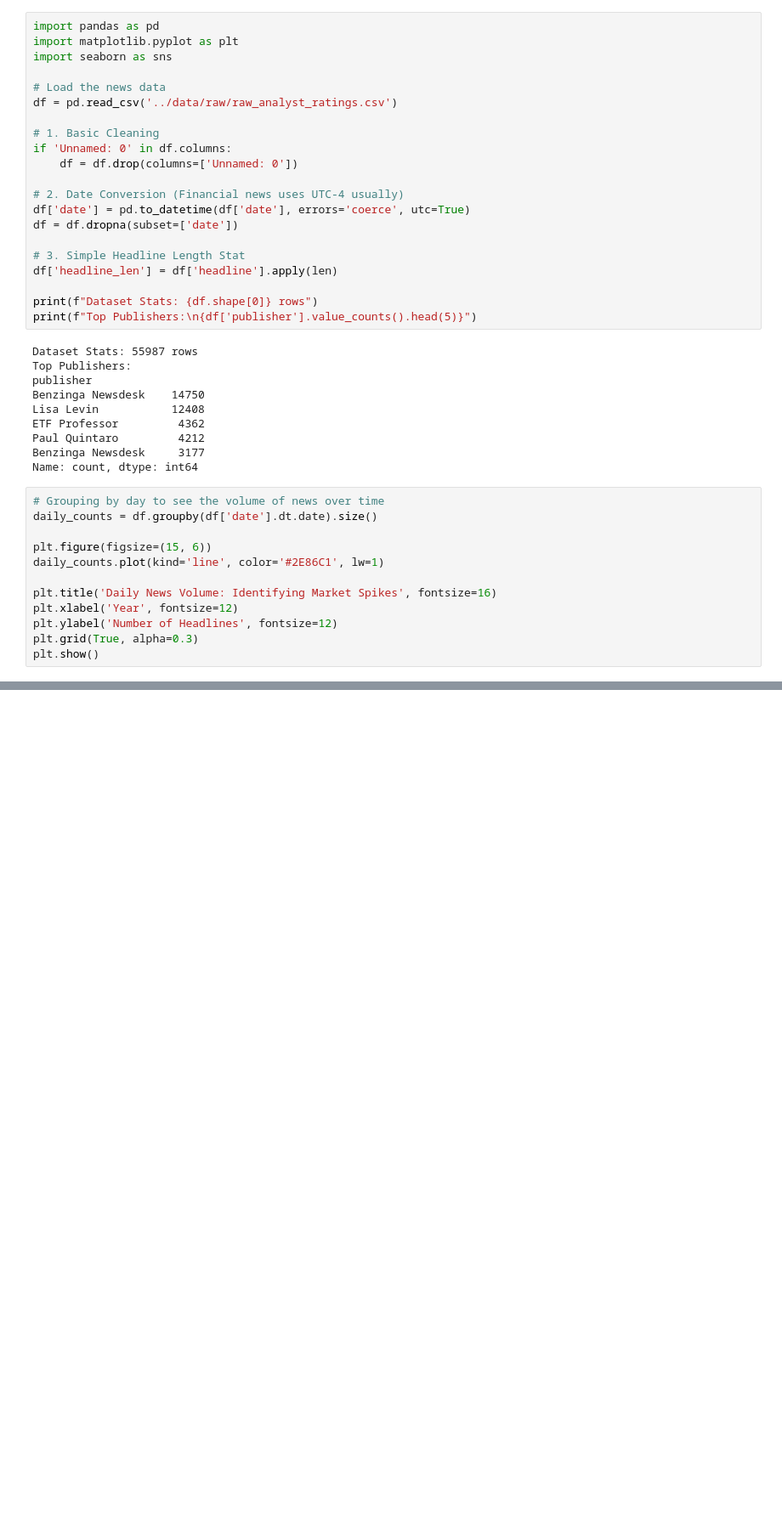
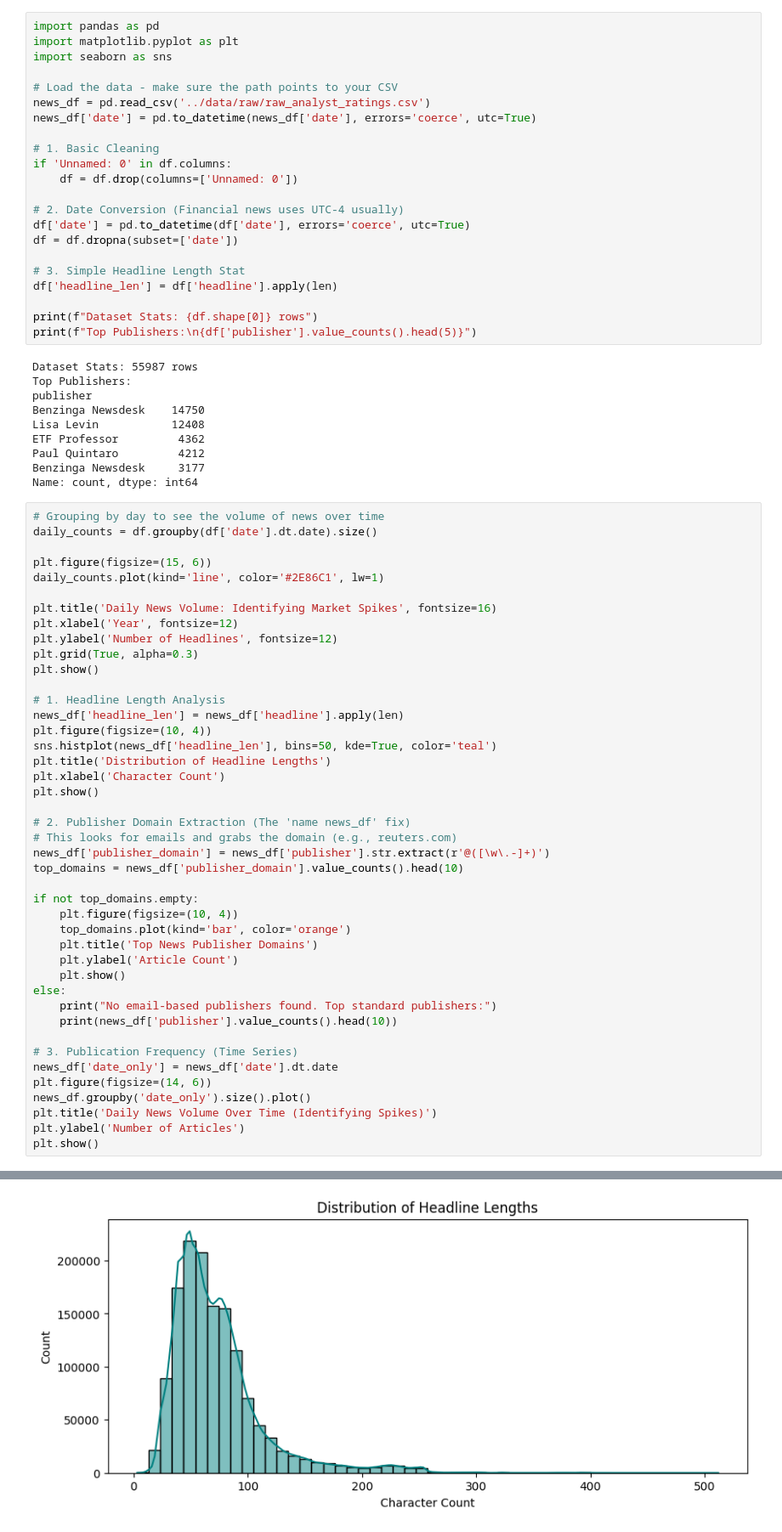
Before and after one commit to mycodebook123/news-sentiment-analysis, a Jupyter notebook: notebooks/eda_news.ipynb, the cells around one changed output, grey strips where cells are left out. Shown at 85% size. Saved outputs shown, nothing was run; the diff lists cells and outputs as text; blank space fills up the shorter version.

```diff
--- a/notebooks/eda_news.ipynb
+++ b/notebooks/eda_news.ipynb
@@ -3,8 +3,9 @@ import pandas as pd
 import matplotlib.pyplot as plt
 import seaborn as sns
 
-# Load the news data
-df = pd.read_csv('../data/raw/raw_analyst_ratings.csv')
+# Load the data - make sure the path points to your CSV
+news_df = pd.read_csv('../data/raw/raw_analyst_ratings.csv')
+news_df['date'] = pd.to_datetime(news_df['date'], errors='coerce', utc=True)
 
 # 1. Basic Cleaning
 if 'Unnamed: 0' in df.columns:
@@ -32,14 +33,46 @@ Name: count, dtype: int64
 # %%
 # Grouping by day to see the volume of news over time
 daily_counts = df.groupby(df['date'].dt.date).size()
 
 plt.figure(figsize=(15, 6))
 daily_counts.plot(kind='line', color='#2E86C1', lw=1)
 
 plt.title('Daily News Volume: Identifying Market Spikes', fontsize=16)
 plt.xlabel('Year', fontsize=12)
 plt.ylabel('Number of Headlines', fontsize=12)
 plt.grid(True, alpha=0.3)
 plt.show()
+
+# 1. Headline Length Analysis
+news_df['headline_len'] = news_df['headline'].apply(len)
+plt.figure(figsize=(10, 4))
+sns.histplot(news_df['headline_len'], bins=50, kde=True, color='teal')
+plt.title('Distribution of Headline Lengths')
+plt.xlabel('Character Count')
+plt.show()
+
+# 2. Publisher Domain Extraction (The 'name news_df' fix)
+# This looks for emails and grabs the domain (e.g., reuters.com)
+news_df['publisher_domain'] = news_df['publisher'].str.extract(r'@([\w\.-]+)')
+top_domains = news_df['publisher_domain'].value_counts().head(10)
+
+if not top_domains.empty:
+    plt.figure(figsize=(10, 4))
+    top_domains.plot(kind='bar', color='orange')
+    plt.title('Top News Publisher Domains')
+    plt.ylabel('Article Count')
+    plt.show()
+else:
+    print("No email-based publishers found. Top standard publishers:")
+    print(news_df['publisher'].value_counts().head(10))
+
+# 3. Publication Frequency (Time Series)
+news_df['date_only'] = news_df['date'].dt.date
+plt.figure(figsize=(14, 6))
+news_df.groupby('date_only').size().plot()
+plt.title('Daily News Volume Over Time (Identifying Spikes)')
+plt.ylabel('Number of Articles')
+plt.show()
 # %% [output]
 [figure]
+[figure, added]
```
Also changed, not shown: parts of 3 cells of this notebook, 10 other files.
